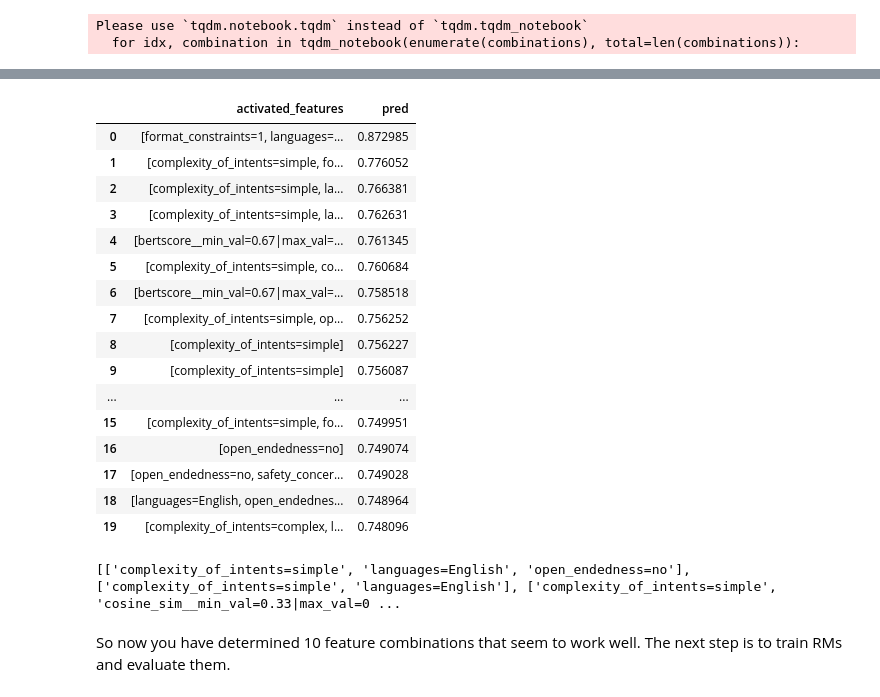
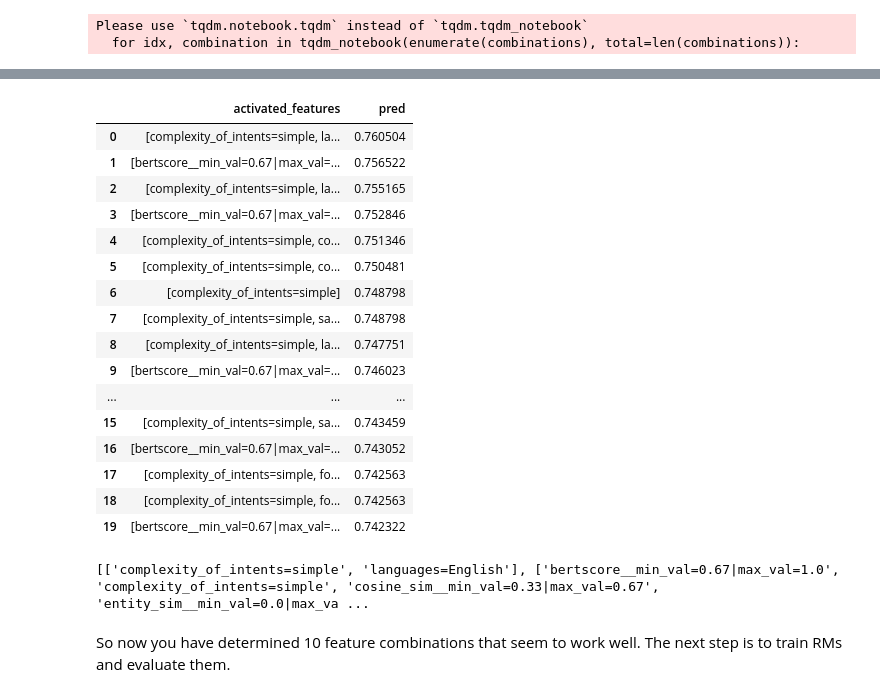
Before and after one commit to allenai/hybrid-preferences, a Jupyter notebook: notebooks/2024-08-30-classifier/2024-08-30-classifier.ipynb, the cells around one changed output, grey strips where cells are left out. Cells and saved outputs as stored; diff of their text form; code cells hidden in the pictures.

```diff
--- a/notebooks/2024-08-30-classifier/2024-08-30-classifier.ipynb
+++ b/notebooks/2024-08-30-classifier/2024-08-30-classifier.ipynb
@@ -183,6 +183,8 @@ def compute_instances(feat: str, features_df: "pd.DataFrame") -> float:
 For each result, we get the `hash`, find the extracted subset (because they were randomly-sampled) from `data`, and compute the ratio from there.
 # %%
 import re
+
+get_per_hash_ratios = True
 
 
 def extract_hash(string):
@@ -217,6 +219,13 @@ def replace_values(row):
 
 
 ratio_df = results_df.apply(replace_values, axis=1)
+
+
+# Get feat_map with default counts
+feats = results_df.columns[results_df.isin([0, 1]).all()]  # get binary columns
+feat_map = {
+    feat: compute_instances(feat, features_df) for feat in feats if feat != "label"
+}
 # %% [output]
 Please use `tqdm.notebook.tqdm` instead of `tqdm.tqdm_notebook`
   for result_hash in tqdm_notebook(result_hashes):
@@ -357,8 +366,6 @@ _, combinations = sample_feature_combinations(
 # %% [output]
 2024-09-04 11:58:05 - INFO - root - Adding meta analyzer features
 # %%
-import random
-
 sim_df = pd.DataFrame(0, index=np.arange(len(combinations)), columns=X.columns)
 for idx, combination in tqdm_notebook(enumerate(combinations), total=len(combinations)):
     activated_feats = []
@@ -374,7 +381,7 @@ for idx, combination in tqdm_notebook(enumerate(combinations), total=len(combina
             activated_feats.append(feat.replace("::", "__"))
     sim_df.loc[idx, activated_feats] = 1
 sim_df = sim_df.apply(
-    lambda row: row.map(lambda x: random.random() if x == 1 else x)
+    lambda row: row.map(lambda x: feat_map.get(row.name, 1) if x == 1 else x)
 ).dropna(axis=1, how="any")
 # %% [output]
 Please use `tqdm.notebook.tqdm` instead of `tqdm.tqdm_notebook`
@@ -398,29 +405,33 @@ sim_df
 # %%
 sim_results = sim_df.copy(deep=True)
 sim_results["activated_features"] = sim_results.apply(
     lambda row: [col for col in sim_results.columns if row[col] != 0], axis=1
 )
 sim_results["pred"] = model.predict(sim_df)
 sim_results = sim_results.sort_values(by="pred", ascending=False).reset_index(drop=True)
+sim_results["hash"] = sim_results["activated_features"].apply(
+    lambda x: hashlib.md5("___".join(x).encode("utf-8")).hexdigest()
+)
+sim_results = sim_results.drop_duplicates(subset=["hash"]).reset_index(drop=True)
 sim_results[["activated_features", "pred"]].head(20)
 # %% [output]
 |  | activated_features | pred |
-| 0 | [format_constraints=1, languages=... | 0.872985 |
-| 1 | [complexity_of_intents=simple, fo... | 0.776052 |
-| 2 | [complexity_of_intents=simple, la... | 0.766381 |
-| 3 | [complexity_of_intents=simple, la... | 0.762631 |
-| 4 | [bertscore__min_val=0.67|max_val=... | 0.761345 |
-| 5 | [complexity_of_intents=simple, co... | 0.760684 |
-| 6 | [bertscore__min_val=0.67|max_val=... | 0.758518 |
-| 7 | [complexity_of_intents=simple, op... | 0.756252 |
-| 8 | [complexity_of_intents=simple] | 0.756227 |
-| 9 | [complexity_of_intents=simple] | 0.756087 |
+| 0 | [complexity_of_intents=simple, la... | 0.760504 |
+| 1 | [bertscore__min_val=0.67|max_val=... | 0.756522 |
+| 2 | [complexity_of_intents=simple, la... | 0.755165 |
+| 3 | [bertscore__min_val=0.67|max_val=... | 0.752846 |
+| 4 | [complexity_of_intents=simple, co... | 0.751346 |
+| 5 | [complexity_of_intents=simple, co... | 0.750481 |
+| 6 | [complexity_of_intents=simple] | 0.748798 |
+| 7 | [complexity_of_intents=simple, sa... | 0.748798 |
+| 8 | [complexity_of_intents=simple, la... | 0.747751 |
+| 9 | [bertscore__min_val=0.67|max_val=... | 0.746023 |
 | ... | ... | ... |
-| 15 | [complexity_of_intents=simple, fo... | 0.749951 |
-| 16 | [open_endedness=no] | 0.749074 |
-| 17 | [open_endedness=no, safety_concer... | 0.749028 |
-| 18 | [languages=English, open_endednes... | 0.748964 |
-| 19 | [complexity_of_intents=complex, l... | 0.748096 |
+| 15 | [complexity_of_intents=simple, sa... | 0.743459 |
+| 16 | [bertscore__min_val=0.67|max_val=... | 0.743052 |
+| 17 | [complexity_of_intents=simple, fo... | 0.742563 |
+| 18 | [complexity_of_intents=simple, fo... | 0.742563 |
+| 19 | [bertscore__min_val=0.67|max_val=... | 0.742322 |
 # %%
 top_n = 100
 human_score = 0.715
@@ -430,7 +441,7 @@ top_combinations = (
 )
 print(top_combinations)
 # %% [output]
-[['complexity_of_intents=simple', 'languages=English', 'open_endedness=no'], ['complexity_of_intents=simple', 'languages=English'], ['complexity_of_intents=simple', 'cosine_sim__min_val=0.33|max_val=0 ...
+[['complexity_of_intents=simple', 'languages=English'], ['bertscore__min_val=0.67|max_val=1.0', 'complexity_of_intents=simple', 'cosine_sim__min_val=0.33|max_val=0.67', 'entity_sim__min_val=0.0|max_va ...
 # %% [markdown]
 So now you have determined 10 feature combinations that seem to work well. The next step is to train RMs and evaluate them.
 # %%
```
Also changed, not shown: parts of 1 cell of this notebook.
